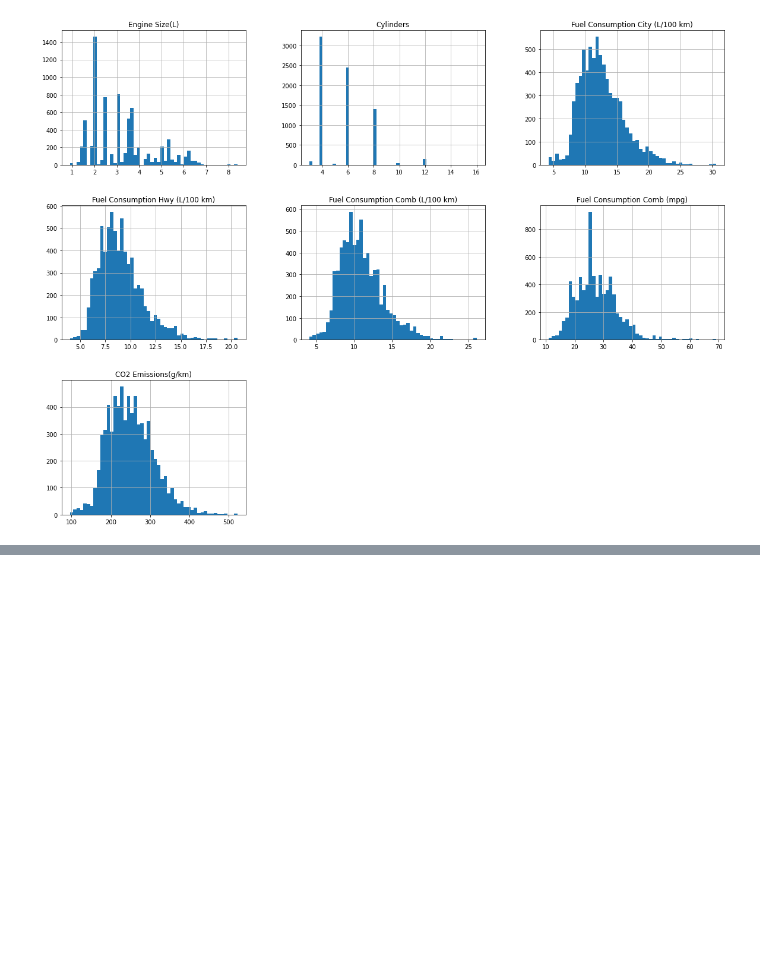
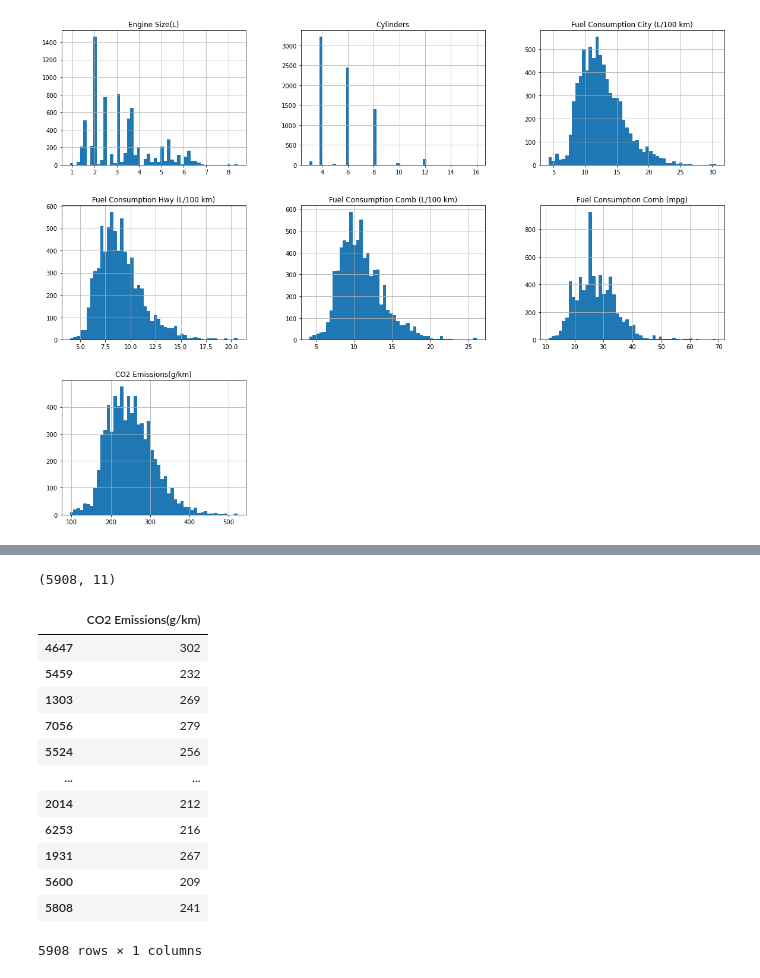
Before and after one commit to sneha025/100DaysOfMachineLearning, a Jupyter notebook: LinearRegression/NoteBooks/CO2_emmision_prediction.ipynb, the cells around one changed output, grey strips where cells are left out. Drawn from its saved outputs; the diff is of its cells as text; code cells hidden in the pictures; blank space fills up the shorter version.

```diff
--- a/LinearRegression/NoteBooks/CO2_emmision_prediction.ipynb
+++ b/LinearRegression/NoteBooks/CO2_emmision_prediction.ipynb
@@ -60,0 +130,20 @@ plt.show()
+# %%
+x_train.shape
+# %% [output]
+(5908, 11)
+# %%
+y_train
+# %% [output]
+|  | CO2 Emissions(g/km) |
+| 4647 | 302 |
+| 5459 | 232 |
+| 1303 | 269 |
+| 7056 | 279 |
+| 5524 | 256 |
+| ... | ... |
+| 2014 | 212 |
+| 6253 | 216 |
+| 1931 | 267 |
+| 5600 | 209 |
+| 5808 | 241 |
+5908 rows × 1 columns
```
Also changed, not shown: parts of 13 cells of this notebook.
